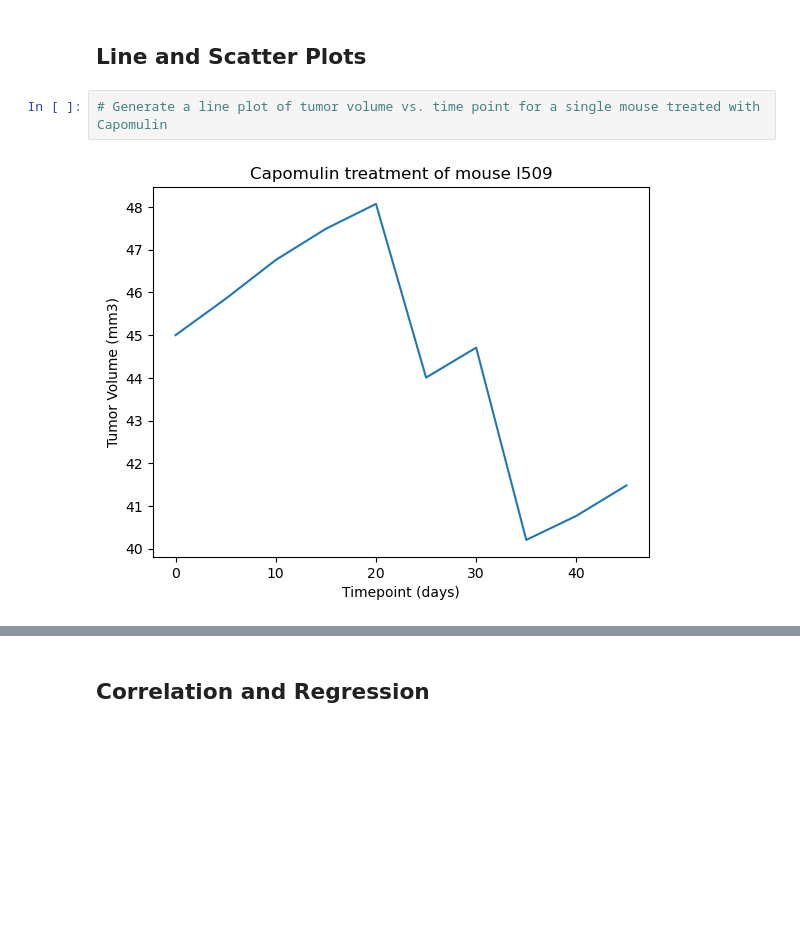
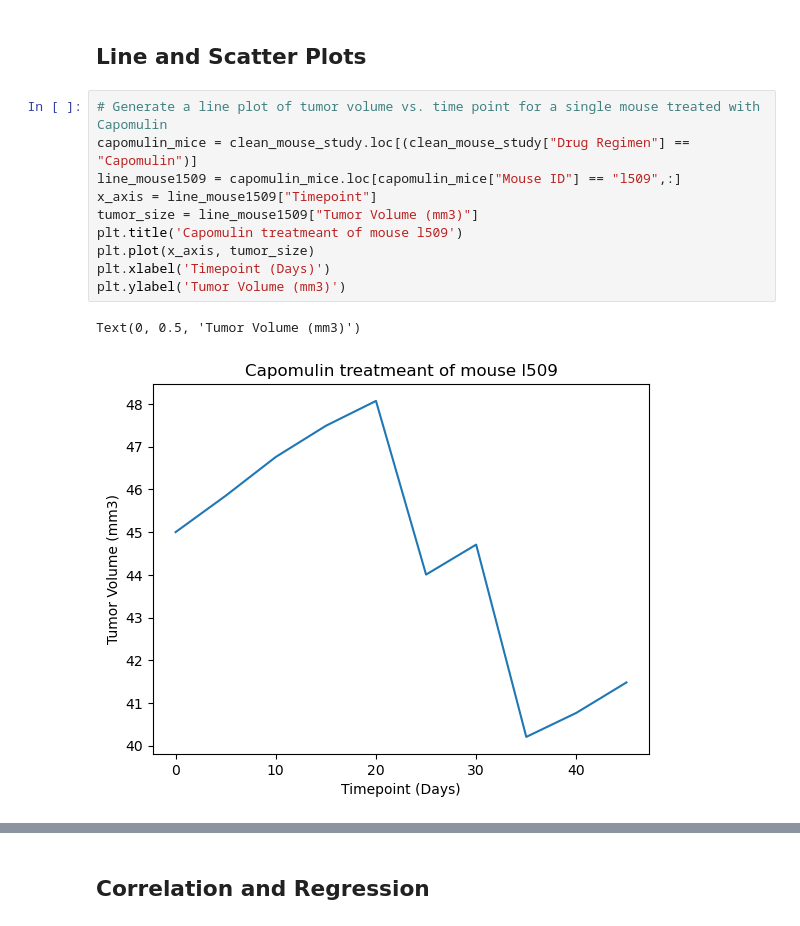
Before and after one commit to Momocat10/Matplotlib_challenge, a Jupyter notebook: Pymaceuticals/pymaceuticals_starter.ipynb, the cells around one changed output, grey strips where cells are left out. Drawn from its saved outputs; the diff is of its cells as text; blank space fills up the shorter version.

```diff
--- a/Pymaceuticals/pymaceuticals_starter.ipynb
+++ b/Pymaceuticals/pymaceuticals_starter.ipynb
@@ -270,7 +285,16 @@ Ceftamin's potential outliers: Series([], Name: Tumor Volume (mm3), dtype: float
 ## Line and Scatter Plots
 # %%
 # Generate a line plot of tumor volume vs. time point for a single mouse treated with Capomulin
+capomulin_mice = clean_mouse_study.loc[(clean_mouse_study["Drug Regimen"] == "Capomulin")]
+line_mouse1509 = capomulin_mice.loc[capomulin_mice["Mouse ID"] == "l509",:]
+x_axis = line_mouse1509["Timepoint"]
+tumor_size = line_mouse1509["Tumor Volume (mm3)"]
+plt.title('Capomulin treatmeant of mouse l509')
+plt.plot(x_axis, tumor_size)
+plt.xlabel('Timepoint (Days)')
+plt.ylabel('Tumor Volume (mm3)')
 # %% [output]
+Text(0, 0.5, 'Tumor Volume (mm3)')
-[figure, old version]
+[figure, new version]
 # %%
 # Generate a scatter plot of mouse weight vs. the average observed tumor volume for the entire Capomulin regimen
```
Also changed, not shown: parts of 8 cells of this notebook, 1 other file.
